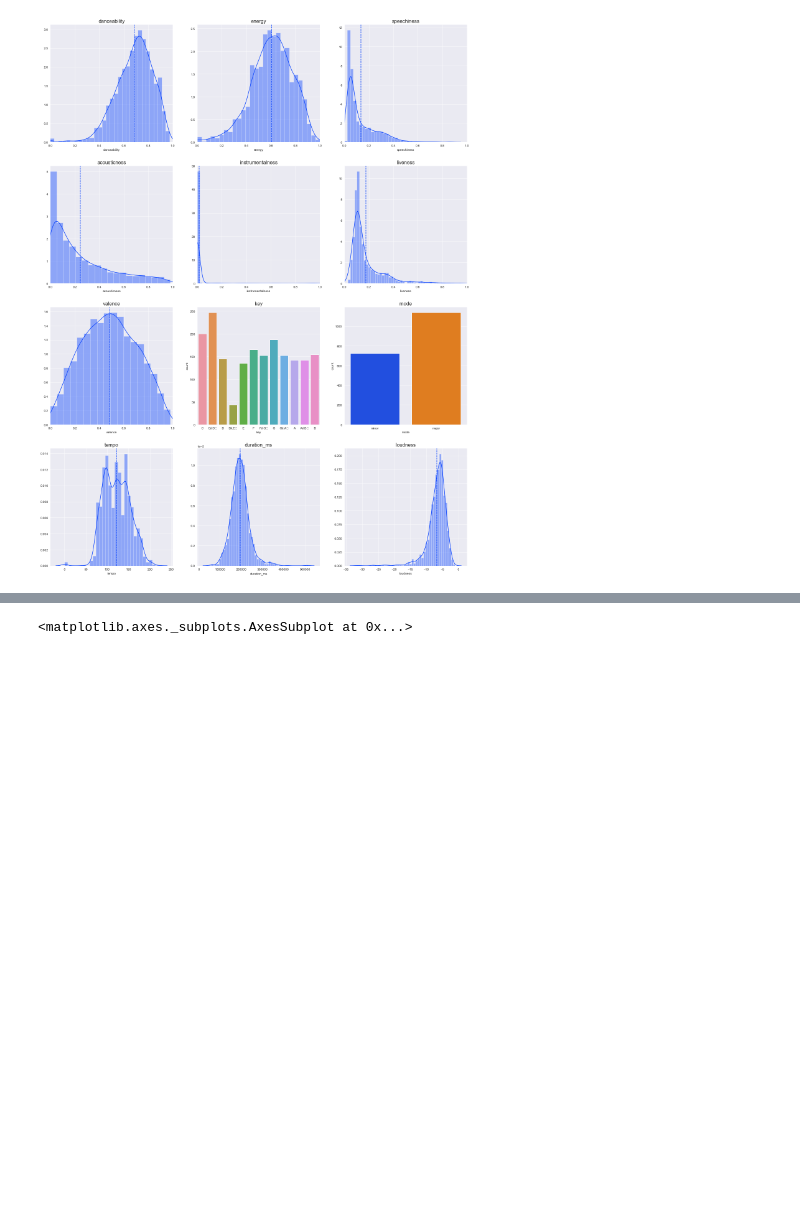
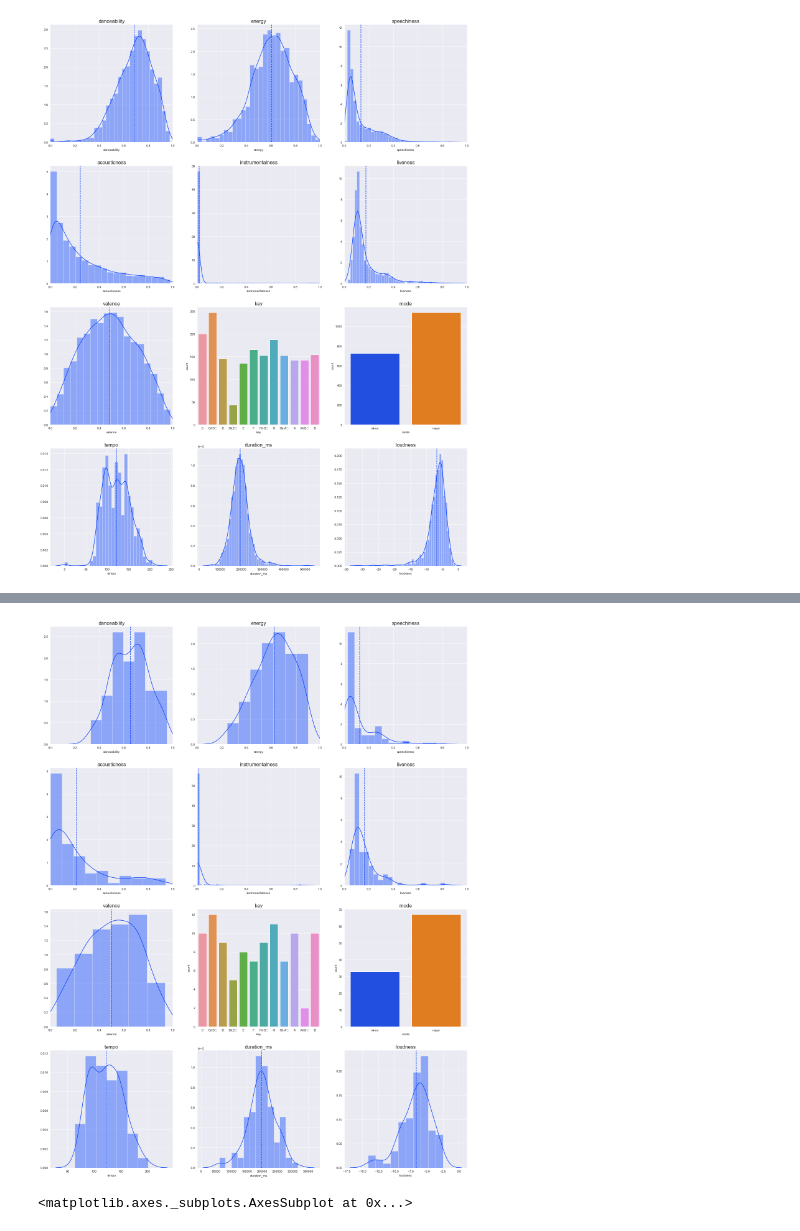
Before and after one commit to arnavthareja/music-analysis, a Jupyter notebook: spotify-analysis.ipynb, the cells around one changed output, grey strips where cells are left out. Saved outputs shown, nothing was run; the diff lists cells and outputs as text; code cells hidden in the pictures; blank space fills up the shorter version.

```diff
--- a/spotify-analysis.ipynb
+++ b/spotify-analysis.ipynb
@@ -120,3 +152,7 @@ graph_features(popular)
+# %%
+graph_features(unpopular, 'spotify-features-unpopular.png')
+# %% [output]
+[figure, added]
 # %%
 sns.scatterplot(x='energy', y='loudness', data=df)
 # %% [output]
```
Also changed, not shown: parts of 8 cells of this notebook, 3 other files.
